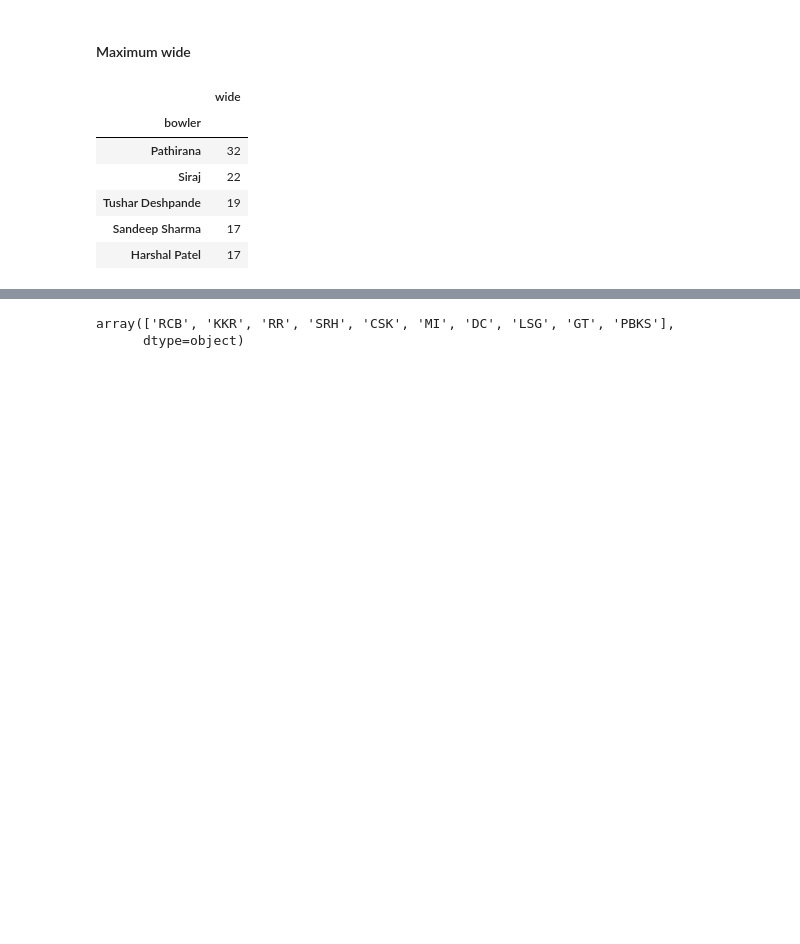
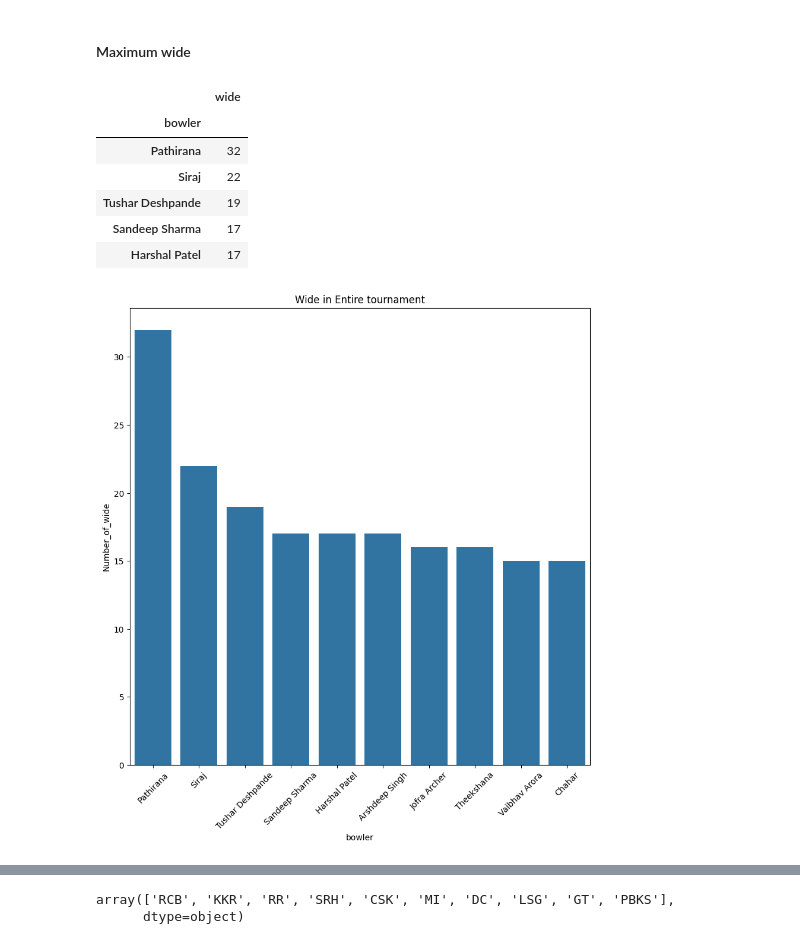
Before and after one commit to Seetharamanrs/ipl_2025_analysis, a Jupyter notebook: Analysis/Notebook.ipynb, the cells around one changed output, grey strips where cells are left out. Saved outputs shown, nothing was run; the diff lists cells and outputs as text; code cells hidden in the pictures; blank space fills up the shorter version.

```diff
--- a/Analysis/Notebook.ipynb
+++ b/Analysis/Notebook.ipynb
@@ -132,3 +132,13 @@ max_wide.head()
 | Tushar Deshpande | 19 |
 | Sandeep Sharma | 17 |
 | Harshal Patel | 17 |
+# %%
+plt.figure(figsize=(10,10))
+sns.barplot(data=max_wide.head(10),x="bowler",y="wide")
+plt.title("Wide in Entire tournament")
+plt.xlabel("bowler")
+plt.ylabel("Number_of_wide")
+plt.xticks(rotation=45)
+plt.show()
+# %% [output]
+[figure, added]
```
Also changed, not shown: parts of 12 cells of this notebook.
